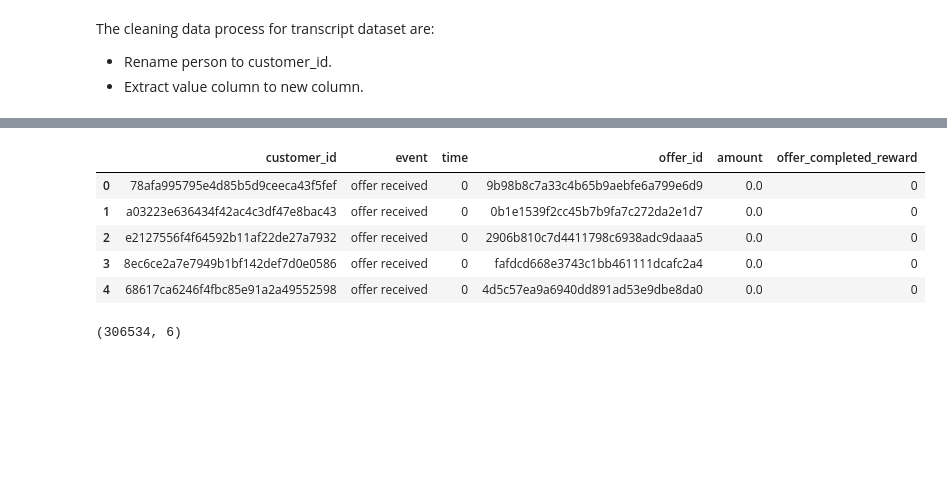
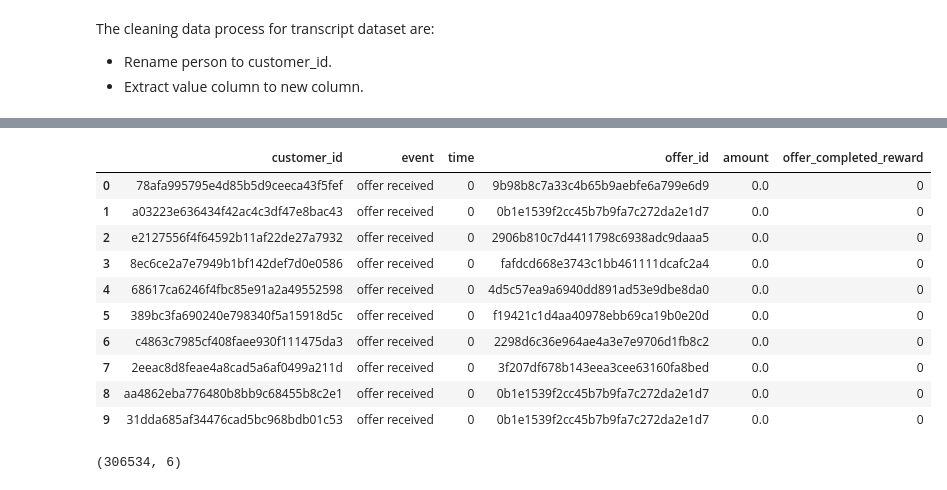
Before and after one commit to fuza-ail/Starbucks-Customer-Segmentation, a Jupyter notebook: Starbucks_customer_segmentation.ipynb, the cells around one changed output, grey strips where cells are left out. Cells and saved outputs as stored; diff of their text form; code cells hidden in the pictures; blank space fills up the shorter version.

```diff
--- a/Starbucks_customer_segmentation.ipynb
+++ b/Starbucks_customer_segmentation.ipynb
@@ -279,14 +304,19 @@ transcript['offer_completed_reward'] = transcript['value'].apply(lambda x: x['re
 # drop value column
 transcript.drop(columns=['value'],inplace=True)
 # %%
-transcript.head()
+transcript.head(10)
 # %% [output]
 |  | customer_id | event | time | offer_id | amount | offer_completed_reward |
 | 0 | 78afa995795e4d85b5d9ceeca43f5fef | offer received | 0 | 9b98b8c7a33c4b65b9aebfe6a799e6d9 | 0.0 | 0 |
 | 1 | a03223e636434f42ac4c3df47e8bac43 | offer received | 0 | 0b1e1539f2cc45b7b9fa7c272da2e1d7 | 0.0 | 0 |
 | 2 | e2127556f4f64592b11af22de27a7932 | offer received | 0 | 2906b810c7d4411798c6938adc9daaa5 | 0.0 | 0 |
 | 3 | 8ec6ce2a7e7949b1bf142def7d0e0586 | offer received | 0 | fafdcd668e3743c1bb461111dcafc2a4 | 0.0 | 0 |
 | 4 | 68617ca6246f4fbc85e91a2a49552598 | offer received | 0 | 4d5c57ea9a6940dd891ad53e9dbe8da0 | 0.0 | 0 |
+| 5 | 389bc3fa690240e798340f5a15918d5c | offer received | 0 | f19421c1d4aa40978ebb69ca19b0e20d | 0.0 | 0 |
+| 6 | c4863c7985cf408faee930f111475da3 | offer received | 0 | 2298d6c36e964ae4a3e7e9706d1fb8c2 | 0.0 | 0 |
+| 7 | 2eeac8d8feae4a8cad5a6af0499a211d | offer received | 0 | 3f207df678b143eea3cee63160fa8bed | 0.0 | 0 |
+| 8 | aa4862eba776480b8bb9c68455b8c2e1 | offer received | 0 | 0b1e1539f2cc45b7b9fa7c272da2e1d7 | 0.0 | 0 |
+| 9 | 31dda685af34476cad5bc968bdb01c53 | offer received | 0 | 0b1e1539f2cc45b7b9fa7c272da2e1d7 | 0.0 | 0 |
 # %%
 transcript.shape
 # %% [output]
```
Also changed, not shown: parts of 54 cells of this notebook.
